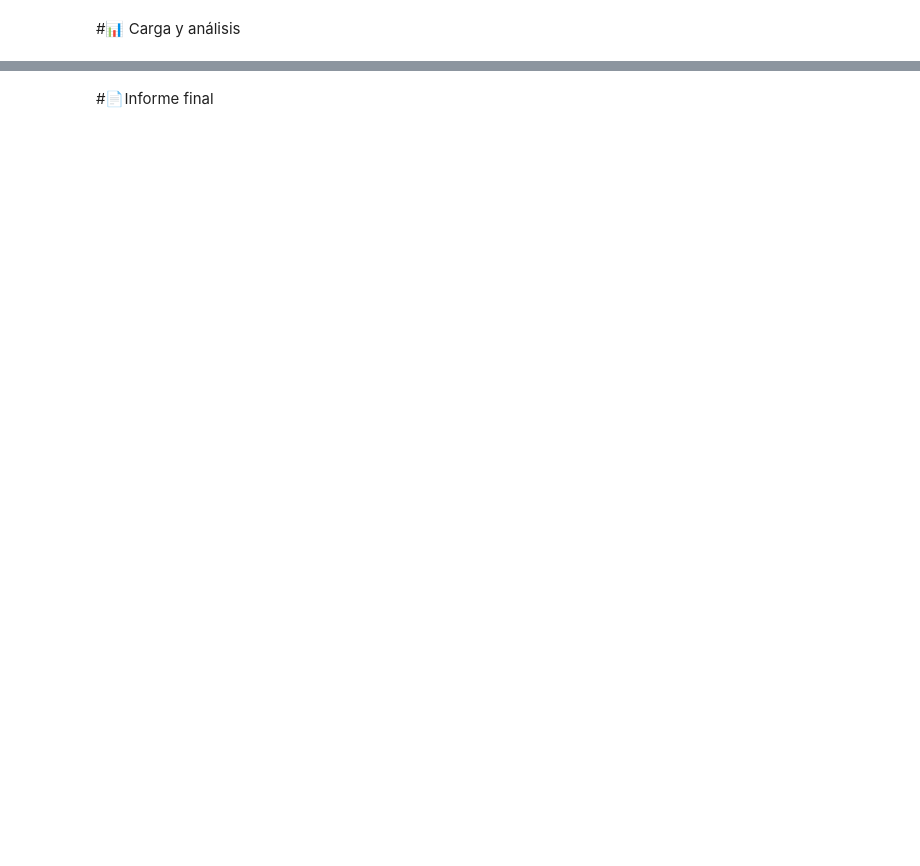
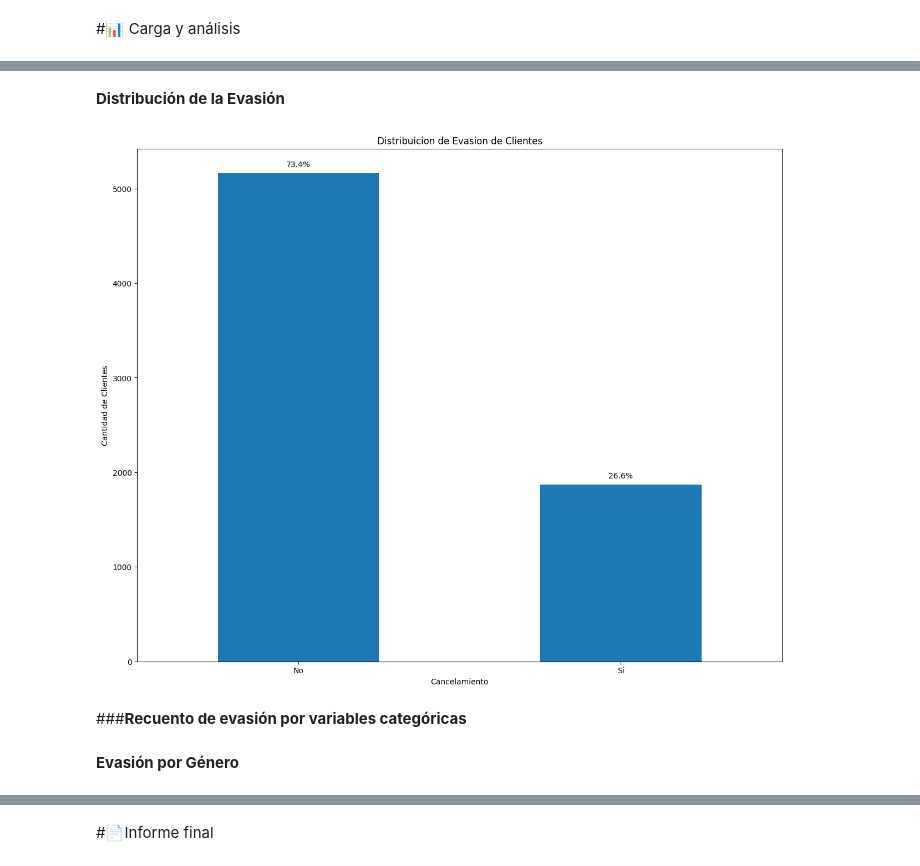
Before and after one commit to mmarlenegv/Challenge2-Telecom-X, a Jupyter notebook: TelecomX_LATAM.ipynb, the cells around one changed output, grey strips where cells are left out. Saved outputs shown, nothing was run; the diff lists cells and outputs as text; code cells hidden in the pictures; blank space fills up the shorter version.

```diff
--- a/TelecomX_LATAM.ipynb
+++ b/TelecomX_LATAM.ipynb
@@ -182,0 +243,10 @@ dtype: int64
+# %%
+df['Churn'] = df['Churn'].replace({'No': 'No', 'Yes': 'Sí'})
+df['genero'] = df['genero'].replace({'Female': 'Femenino', 'Male': 'Masculino'})
+df['posee_pareja'] = df['posee_pareja'].replace({'Yes': 'Sí', 'No': 'No'})
+df['posee_dependientes'] = df['posee_dependientes'].replace({'Yes': 'Sí', 'No': 'No'})
+df['servicio_telefono'] = df['servicio_telefono'].replace({'Yes': 'Sí', 'No': 'No'})
+df['multiples_lineas'] = df['multiples_lineas'].replace({'No': 'No', 'Yes': 'Sí', 'No phone service': 'Sin servicio de teléfono'})
+df['tipo_internet'] = df['tipo_internet'].replace({'No': 'No'})
+df['tipo_contrato'] = df['tipo_contrato'].replace({'One year': 'Anual', 'Month-to-month': 'Mensual', 'Two year': 'Bienal'})
+df.head()
@@ -182,0 +261,8 @@ dtype: int64
+# %%
+columnas_a_traducir = ['seguridad_online', 'backup_online', 'proteccion_dispositivo', 'soporte_tecnico', 'streaming_tv', 'streaming_peliculas']
+mapeo = {'No': 'No', 'Yes': 'Sí', 'No internet service': 'Sin servicio de internet'}
+
+for col in columnas_a_traducir:
+    df[col] = df[col].replace(mapeo)
+
+df.head()
@@ -182,0 +277,8 @@ dtype: int64
+# %%
+df['metodo_pago'] = df['metodo_pago'].replace({
+    'Mailed check': 'Cheque enviado por correo',
+    'Electronic check': 'Cheque electrónico',
+    'Credit card (automatic)': 'Tarjeta de crédito (automático)',
+    'Bank transfer (automatic)': 'Transferencia bancaria (automática)'
+})
+df.head()
@@ -184,0 +309,23 @@ dtype: int64
+# %% [markdown]
+**Distribución de la Evasión**
+# %%
+import matplotlib.pyplot as plt
+
+plt.figure(figsize=(15, 12))
+churn_counts = df['Churn'].value_counts()
+churn_percentages = (churn_counts / len(df)) * 100
+
+ax = churn_counts.plot(kind='bar')
+plt.title('Distribuicion de Evasion de Clientes')
+plt.xlabel('Cancelamiento')
+plt.ylabel('Cantidad de Clientes')
+plt.xticks(rotation=0)
+
+for i, percentage in enumerate(churn_percentages):
+    ax.text(i, churn_counts.iloc[i] + 50, f'{percentage:.1f}%', ha='center', va='bottom')
+
+plt.show()
+# %% [output]
+[figure, added]
+# %% [markdown]
+###**Recuento de evasión por variables categóricas**
@@ -184,0 +334,2 @@ dtype: int64
+# %% [markdown]
+**Evasión por Género**
```
Also changed, not shown: parts of 22 cells of this notebook.
